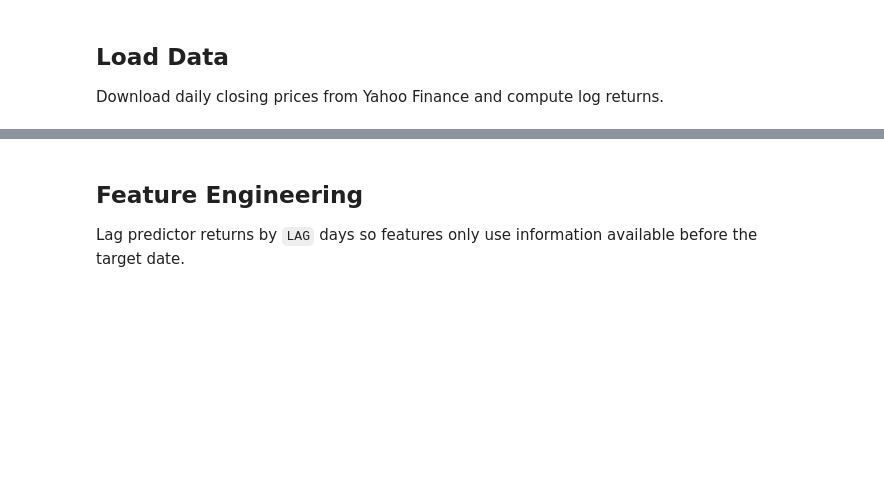
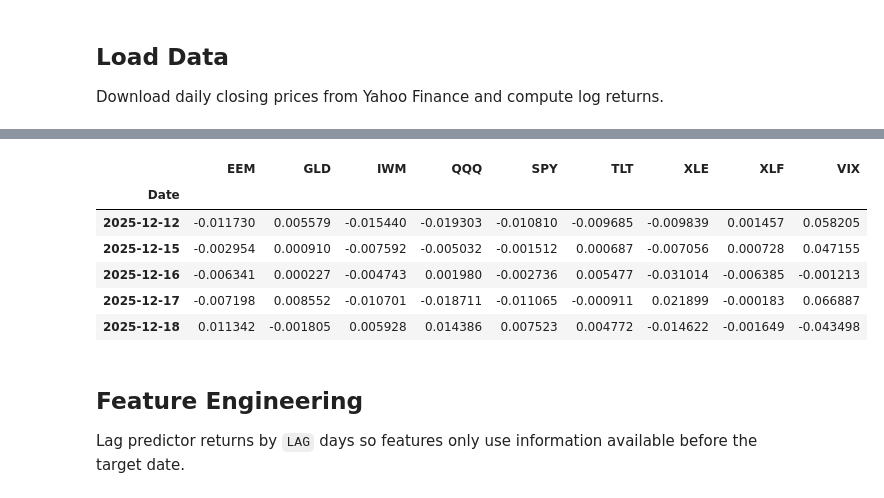
Before and after one commit to TK-Problem/random-experiments, a Jupyter notebook: 001_bayesian_linear_model.ipynb, the cells around one changed output, grey strips where cells are left out. Saved outputs shown, nothing was run; the diff lists cells and outputs as text; code cells hidden in the pictures; blank space fills up the shorter version.

```diff
--- a/001_bayesian_linear_model.ipynb
+++ b/001_bayesian_linear_model.ipynb
@@ -51,3 +59,13 @@ print(f"Downloaded {len(returns)} trading days of data.\n")
+# %%
+returns.head()
+# %% [output]
+|  | EEM | GLD | IWM | QQQ | SPY | TLT | XLE | XLF | VIX |
+| Date |  |  |  |  |  |  |  |  |  |
+| 2025-12-12 | -0.011730 | 0.005579 | -0.015440 | -0.019303 | -0.010810 | -0.009685 | -0.009839 | 0.001457 | 0.058205 |
+| 2025-12-15 | -0.002954 | 0.000910 | -0.007592 | -0.005032 | -0.001512 | 0.000687 | -0.007056 | 0.000728 | 0.047155 |
+| 2025-12-16 | -0.006341 | 0.000227 | -0.004743 | 0.001980 | -0.002736 | 0.005477 | -0.031014 | -0.006385 | -0.001213 |
+| 2025-12-17 | -0.007198 | 0.008552 | -0.010701 | -0.018711 | -0.011065 | -0.000911 | 0.021899 | -0.000183 | 0.066887 |
+| 2025-12-18 | 0.011342 | -0.001805 | 0.005928 | 0.014386 | 0.007523 | 0.004772 | -0.014622 | -0.001649 | -0.043498 |
 # %% [markdown]
 ## Feature Engineering
 
```
Also changed, not shown: parts of 12 cells of this notebook.
